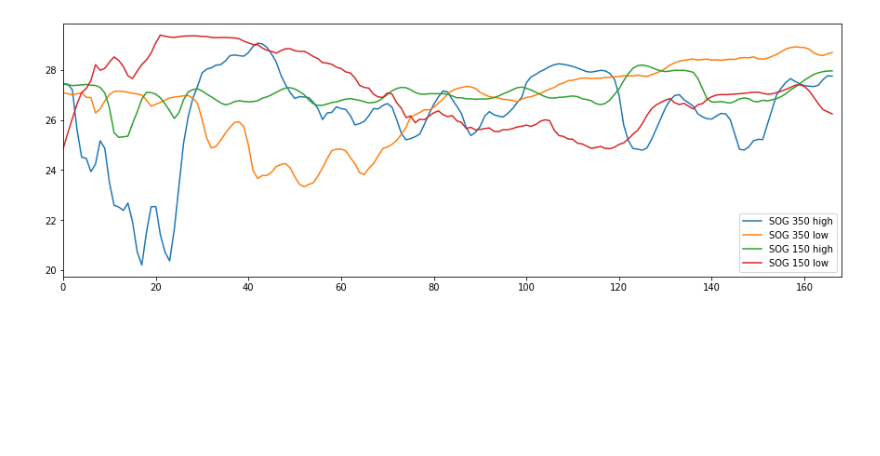
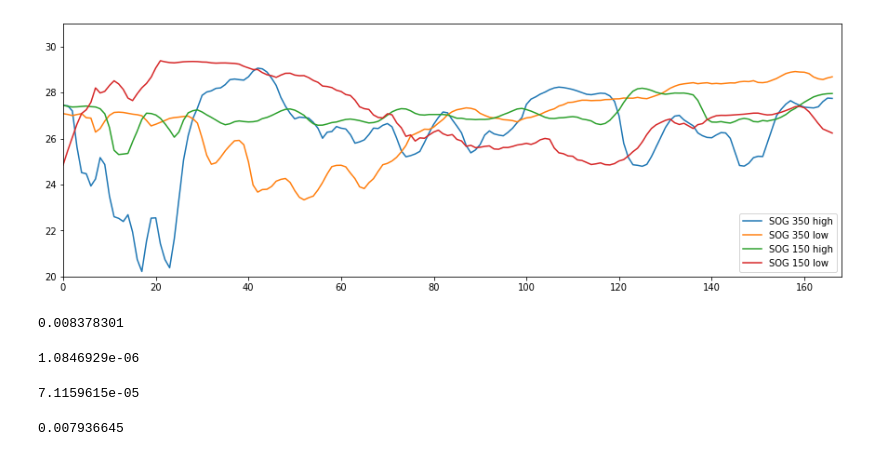
Before and after one commit to SalishSeaCast/analysis-vicky, a Jupyter notebook: notebooks/SixteenRuns.ipynb, the cells around one changed output. Drawn from its saved outputs; the diff is of its cells as text; code cells hidden in the pictures; blank space fills up the shorter version.

```diff
--- a/notebooks/SixteenRuns.ipynb
+++ b/notebooks/SixteenRuns.ipynb
@@ -187,10 +187,11 @@ for hr in range(1,168):
 # %%
 fig, ax = plt.subplots(figsize = (15,5))
 ax.plot(SOG350highsal, label = 'SOG 350 high')
 ax.plot(SOG350lowsal, label = 'SOG 350 low')
 ax.plot(SOG150highsal, label = 'SOG 150 high')
 ax.plot(SOG150lowsal, label = 'SOG 150 low')
 ax.set_xlim(0,168)
+ax.set_ylim(20,31)
 ax.legend();
 # %% [output]
-[figure, old version]
+[figure, new version]
@@ -196,0 +209,16 @@ ax.legend();
+# %%
+SOG350hight['Results']['Diffusivity']['Diffusivity_00001'][-2, 251, 473]
+# %% [output]
+0.008378301
+# %%
+SOG350lowt['Results']['Diffusivity']['Diffusivity_00001'][-2, 251, 473]
+# %% [output]
+1.0846929e-06
+# %%
+SOG150hight['Results']['Diffusivity']['Diffusivity_00001'][-2, 251, 473]
+# %% [output]
+7.1159615e-05
+# %%
+SOG150lowt['Results']['Diffusivity']['Diffusivity_00001'][-2, 251, 473]
+# %% [output]
+0.007936645
```
Also changed, not shown: parts of 23 cells of this notebook.
